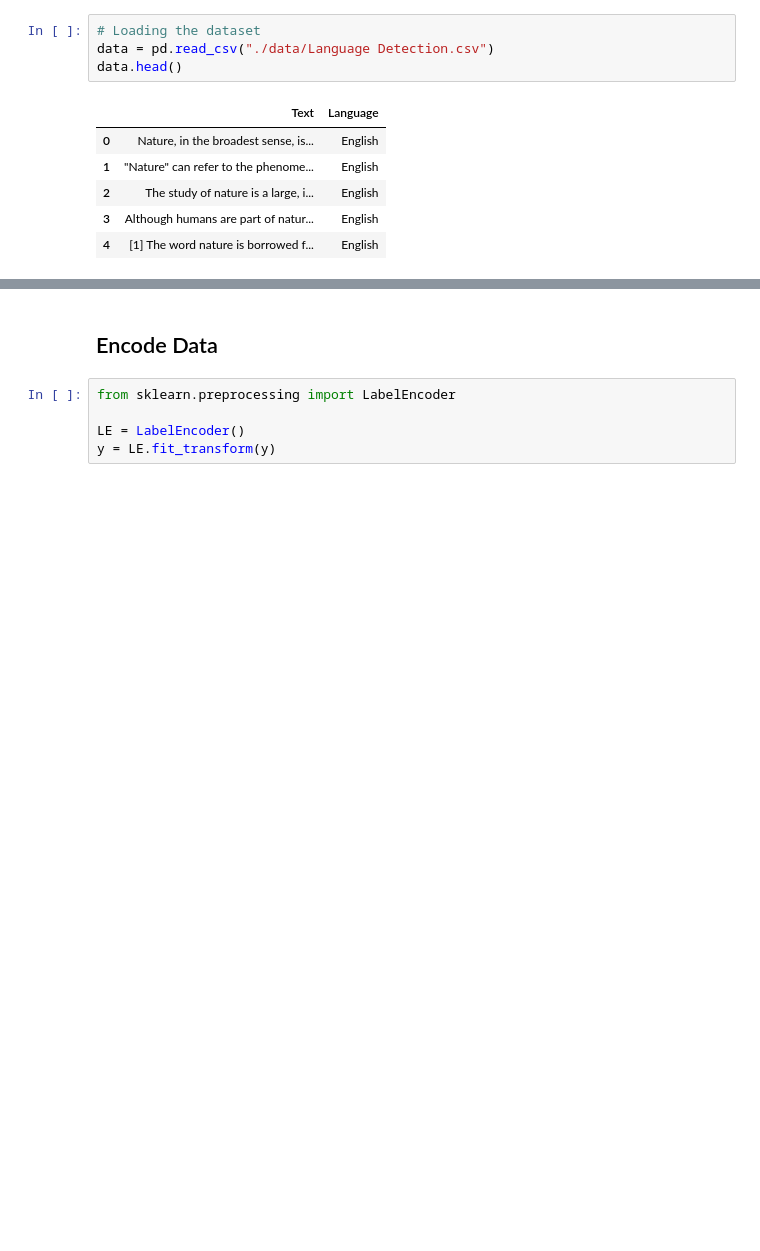
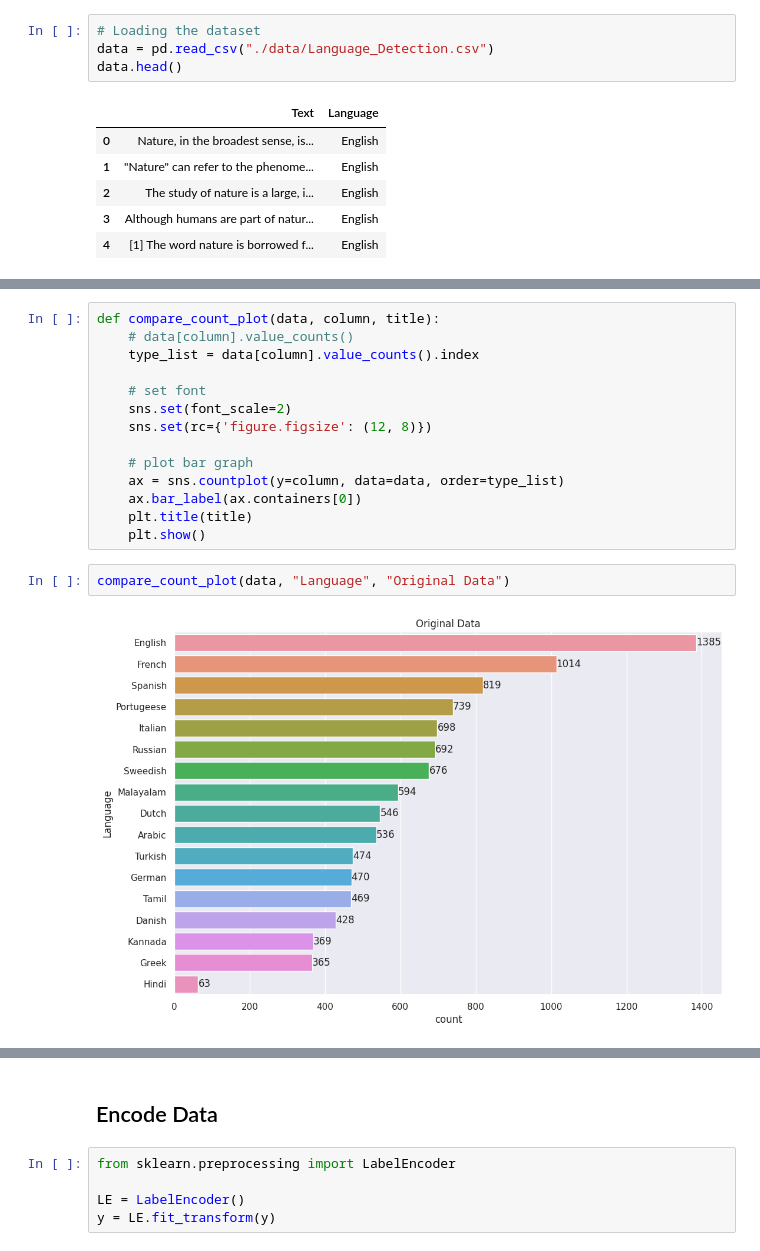
Before and after one commit to Bhuribhat/Text-Classification, a Jupyter notebook: Language_Detection.ipynb, the cells around one changed output, grey strips where cells are left out. Cells and saved outputs as stored; diff of their text form; blank space fills up the shorter version.

Commit message:
update data and model

```diff
--- a/Language_Detection.ipynb
+++ b/Language_Detection.ipynb
@@ -16,7 +17,7 @@ warnings.simplefilter("ignore")
 ## Read Dataset
 # %%
 # Loading the dataset
-data = pd.read_csv("./data/Language Detection.csv")
+data = pd.read_csv("./data/Language_Detection.csv")
 data.head()
 # %% [output]
 |  | Text | Language |
@@ -27,0 +48,18 @@ data.head()
+# %%
+def compare_count_plot(data, column, title):
+    # data[column].value_counts()
+    type_list = data[column].value_counts().index
+
+    # set font
+    sns.set(font_scale=2)
+    sns.set(rc={'figure.figsize': (12, 8)})
+
+    # plot bar graph
+    ax = sns.countplot(y=column, data=data, order=type_list)
+    ax.bar_label(ax.containers[0])
+    plt.title(title)
+    plt.show()
+# %%
+compare_count_plot(data, "Language", "Original Data")
+# %% [output]
+[figure, added]
```
Also changed, not shown: parts of 12 cells of this notebook, 1 other file.
